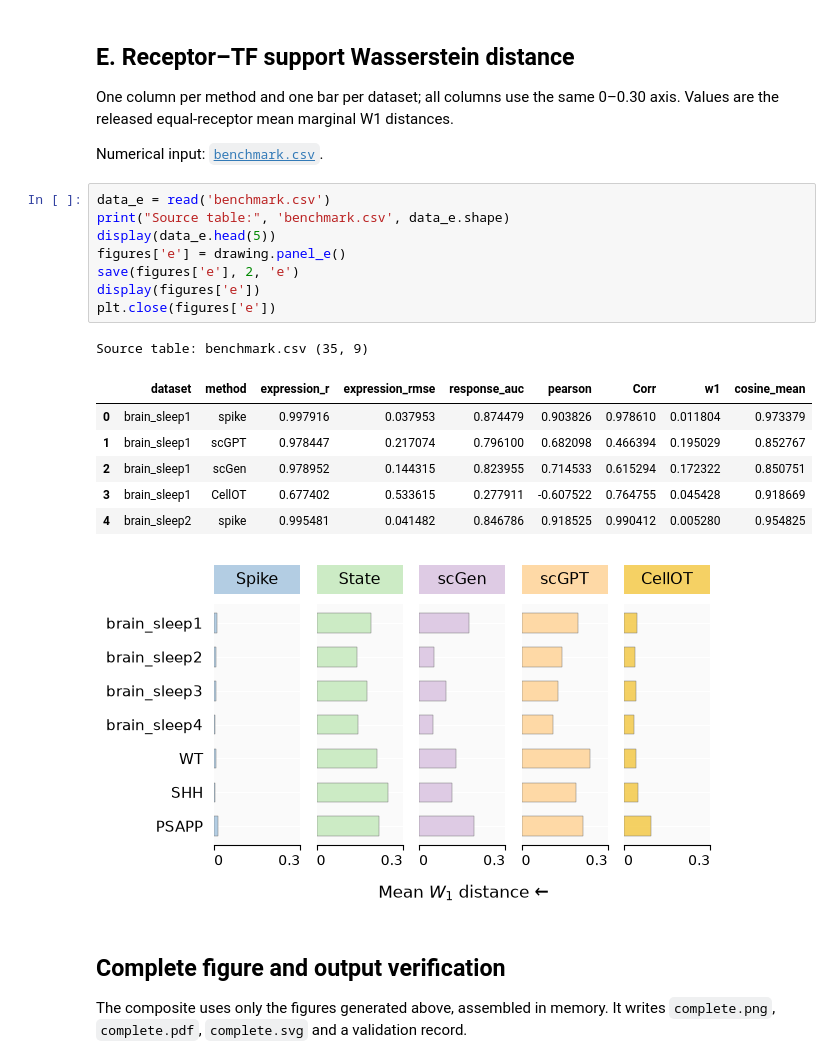
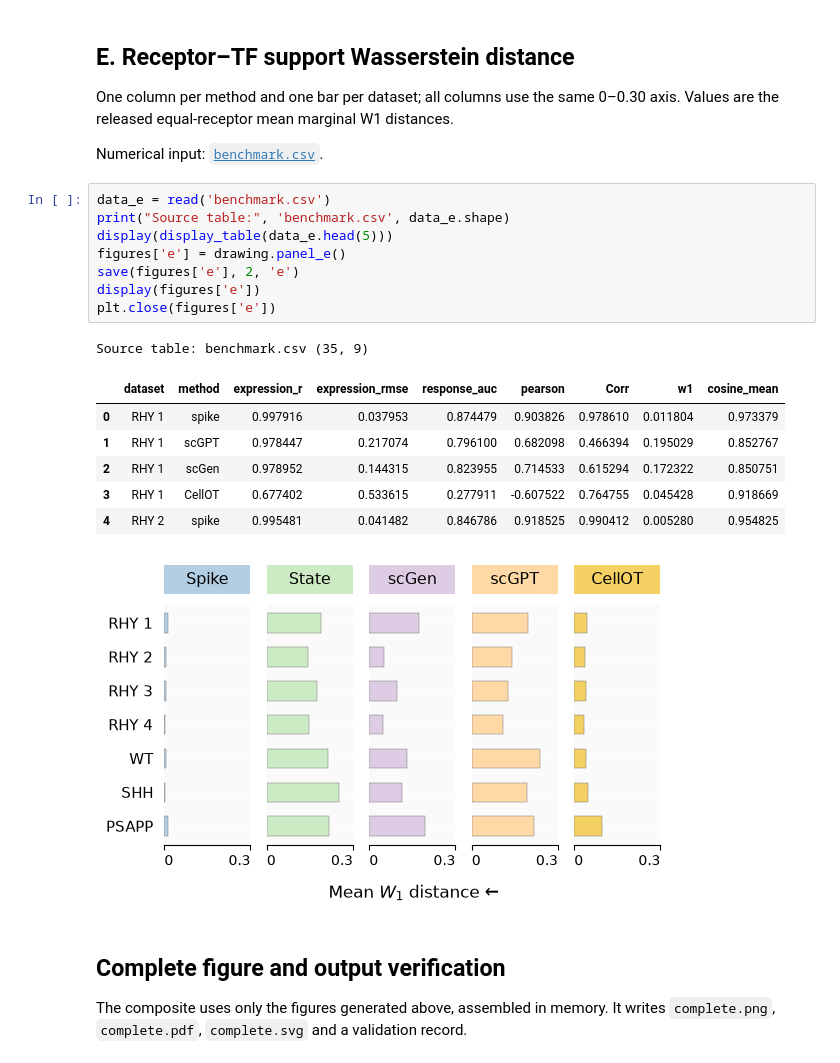
Before and after one commit to deepomicslab/spike, a Jupyter notebook: notebooks/figure2.ipynb, the cells around one changed output. Cells and saved outputs as stored; diff of their text form.

Commit message:
Align manuscript dataset display names with RHY 1-4

```diff
--- a/notebooks/figure2.ipynb
+++ b/notebooks/figure2.ipynb
@@ -130,20 +131,20 @@ Numerical input: [`benchmark.csv`](../reproduction/tables/benchmark.csv).
 # %%
 data_e = read('benchmark.csv')
 print("Source table:", 'benchmark.csv', data_e.shape)
-display(data_e.head(5))
+display(display_table(data_e.head(5)))
 figures['e'] = drawing.panel_e()
 save(figures['e'], 2, 'e')
 display(figures['e'])
 plt.close(figures['e'])
 # %% [output]
 Source table: benchmark.csv (35, 9)
 |  | dataset | method | expression_r | expression_rmse | response_auc | pearson | Corr | w1 | cosine_mean |
-| 0 | brain_sleep1 | spike | 0.997916 | 0.037953 | 0.874479 | 0.903826 | 0.978610 | 0.011804 | 0.973379 |
-| 1 | brain_sleep1 | scGPT | 0.978447 | 0.217074 | 0.796100 | 0.682098 | 0.466394 | 0.195029 | 0.852767 |
-| 2 | brain_sleep1 | scGen | 0.978952 | 0.144315 | 0.823955 | 0.714533 | 0.615294 | 0.172322 | 0.850751 |
-| 3 | brain_sleep1 | CellOT | 0.677402 | 0.533615 | 0.277911 | -0.607522 | 0.764755 | 0.045428 | 0.918669 |
-| 4 | brain_sleep2 | spike | 0.995481 | 0.041482 | 0.846786 | 0.918525 | 0.990412 | 0.005280 | 0.954825 |
+| 0 | RHY 1 | spike | 0.997916 | 0.037953 | 0.874479 | 0.903826 | 0.978610 | 0.011804 | 0.973379 |
+| 1 | RHY 1 | scGPT | 0.978447 | 0.217074 | 0.796100 | 0.682098 | 0.466394 | 0.195029 | 0.852767 |
+| 2 | RHY 1 | scGen | 0.978952 | 0.144315 | 0.823955 | 0.714533 | 0.615294 | 0.172322 | 0.850751 |
+| 3 | RHY 1 | CellOT | 0.677402 | 0.533615 | 0.277911 | -0.607522 | 0.764755 | 0.045428 | 0.918669 |
+| 4 | RHY 2 | spike | 0.995481 | 0.041482 | 0.846786 | 0.918525 | 0.990412 | 0.005280 | 0.954825 |
-[figure, old version]
+[figure, new version]
 # %% [markdown]
 ## Complete figure and output verification
 
```
Also changed, not shown: parts of 9 cells of this notebook, 13 other files.
